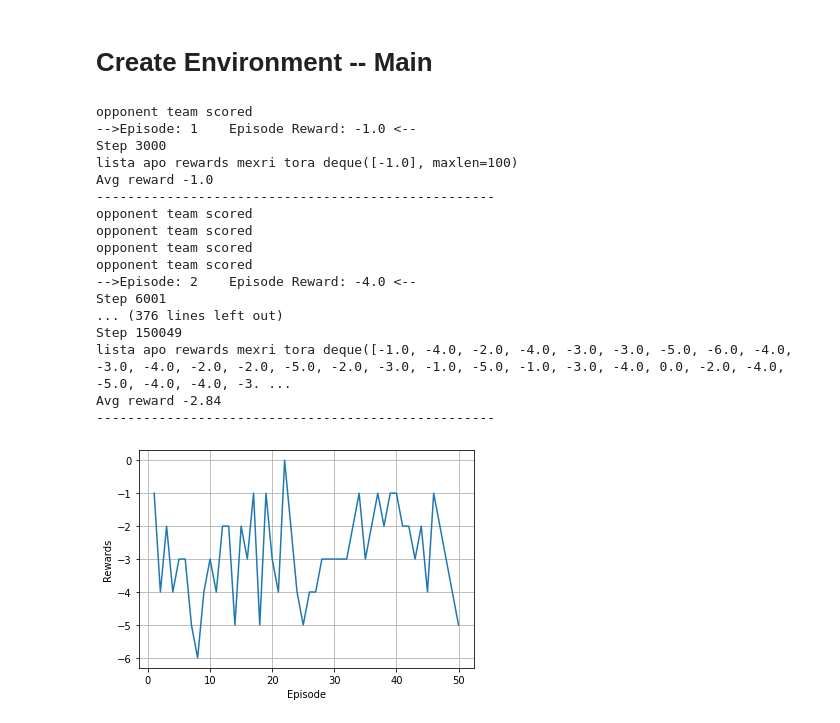
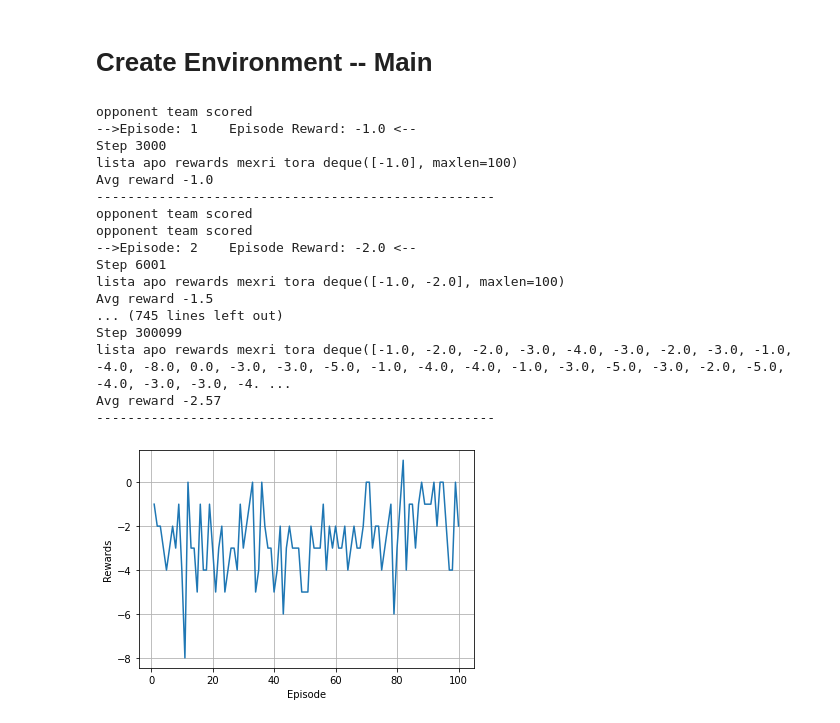
Before and after one commit to Georgemouts/Google-Research-Football-RL-DQN, a Jupyter notebook: G-Football.ipynb, the cells around one changed output. Saved outputs shown, nothing was run; the diff lists cells and outputs as text; code cells hidden in the pictures.

```diff
--- a/G-Football.ipynb
+++ b/G-Football.ipynb
@@ -83,9 +83,9 @@ class DQN(nn.Module):
   def __init__(self,env):
     super(DQN,self).__init__()
     input_dims = int(np.prod(env.observation_space.shape)) #neurons input layer = number of observations
-    self.net =nn.Sequential(nn.Linear(input_dims,200),
+    self.net =nn.Sequential(nn.Linear(input_dims,250),
                             nn.Tanh(),
-                            nn.Linear(200,env.action_space.n)) # neurons outpul layer = number of observations
+                            nn.Linear(250,env.action_space.n)) # neurons outpul layer = number of observations
 
   def forward(self,x):
     return self.net(x) #use the dqnetwork
@@ -224,7 +224,7 @@ for i in range(MINREPLAYSIZE):
 # MAIN TRAIN LOOP
 obs =env.reset()
 c= 0
-num_of_eps= 50     #GIVE NUMBER OF EPISODES
+num_of_eps= 100     #GIVE NUMBER OF EPISODES
 
 for step in range((3000 * num_of_eps) + num_of_eps ):# play 3000 steps = 1 match = 1 episode
 
@@ -272,41 +272,41 @@ for step in range((3000 * num_of_eps) + num_of_eps ):# play 3000 steps = 1 match
 
   targets = rewards_t +GAMMA + (1-dones_t) * max_target_q_values #deepmind_atari_paper dqn learn with replay
                                                                 #if its a terminal state: dones_t =1 -> targets= rewards_t
 
   #Compute Loss
   q_values = agent.online_net(obses_t)
   action_q_values =torch.gather(input=q_values,dim=1,index=actions_t)
   loss=nn.functional.smooth_l1_loss(action_q_values,targets)
 
   #Gradient Descent
   agent.learn(loss)
   '''optimizer=torch.optim.Adam(agent.online_net.parameters(),lr =0.02)
   optimizer.zero_grad()
   loss.backward()
   optimizer.step()'''
 
   #Update the target network, copying all weights and biases in DQN
   if step% TARGET_UPDATE_FREQ == 0:   #Update target network based on online network
     agent.target_net.load_state_dict(agent.online_net.state_dict())
 # %% [output]
 opponent team scored
 -->Episode: 1    Episode Reward: -1.0 <--
 Step 3000
 lista apo rewards mexri tora deque([-1.0], maxlen=100)
 Avg reward -1.0
 ---------------------------------------------------
 opponent team scored
 opponent team scored
-opponent team scored
-opponent team scored
--->Episode: 2    Episode Reward: -4.0 <--
+-->Episode: 2    Episode Reward: -2.0 <--
 Step 6001
-... (376 lines left out)
-Step 150049
-lista apo rewards mexri tora deque([-1.0, -4.0, -2.0, -4.0, -3.0, -3.0, -5.0, -6.0, -4.0, -3.0, -4.0, -2.0, -2.0, -5.0, -2.0, -3.0, -1.0, -5.0, -1.0, -3.0, -4.0, 0.0, -2.0, -4.0, -5.0, -4.0, -4.0, -3. ...
-Avg reward -2.84
+lista apo rewards mexri tora deque([-1.0, -2.0], maxlen=100)
+Avg reward -1.5
+... (745 lines left out)
+Step 300099
+lista apo rewards mexri tora deque([-1.0, -2.0, -2.0, -3.0, -4.0, -3.0, -2.0, -3.0, -1.0, -4.0, -8.0, 0.0, -3.0, -3.0, -5.0, -1.0, -4.0, -4.0, -1.0, -3.0, -5.0, -3.0, -2.0, -5.0, -4.0, -3.0, -3.0, -4. ...
+Avg reward -2.57
 ---------------------------------------------------
-[figure, old version]
+[figure, new version]
 # %%
 # obs = env.reset()
 # a = env.step(action)
```
Also changed, not shown: parts of 1 cell of this notebook.
